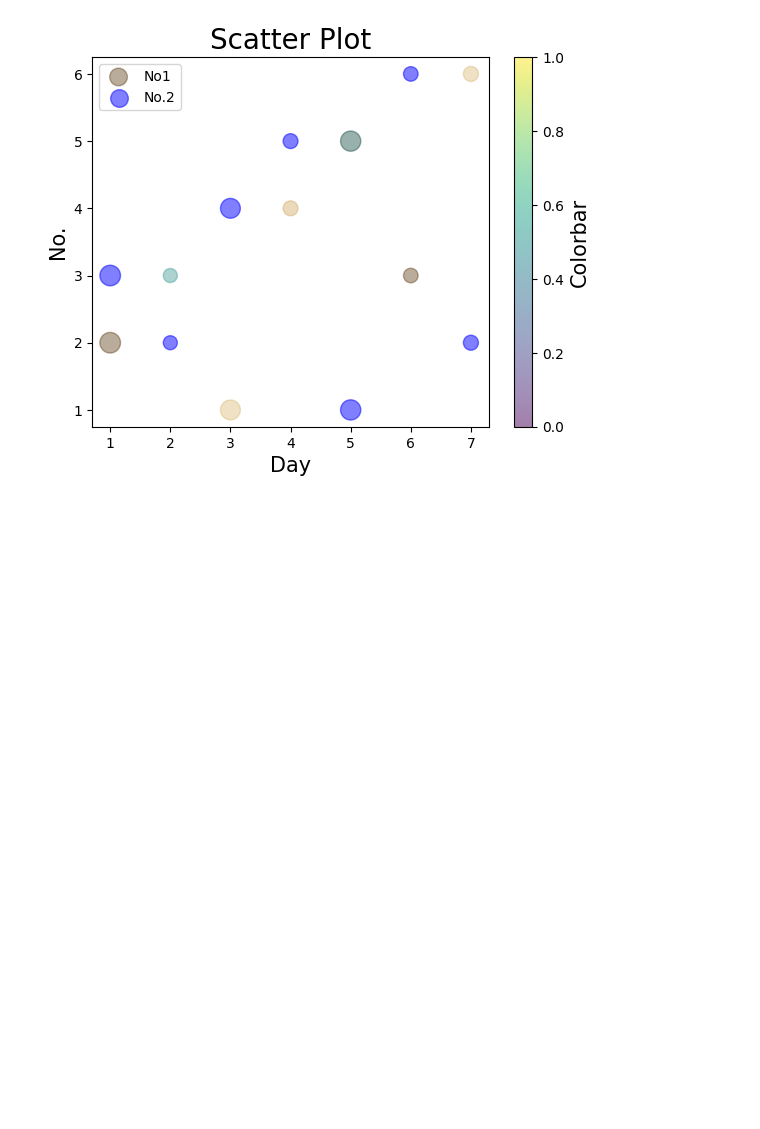
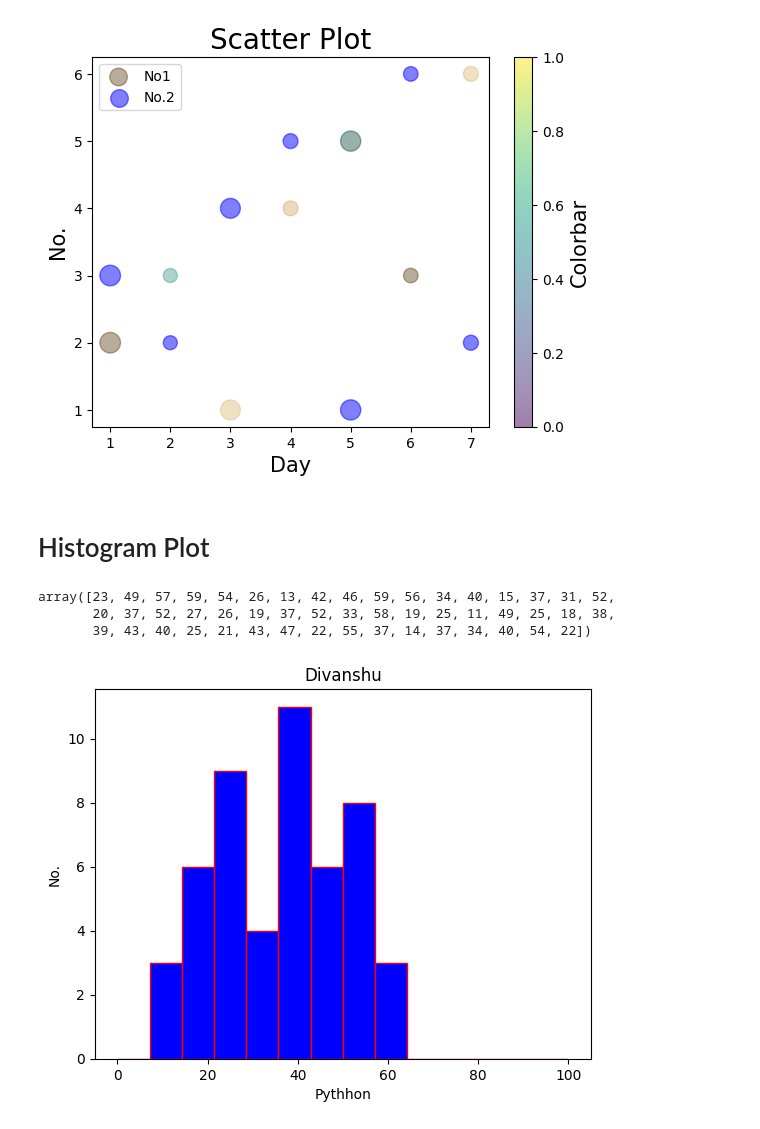
Before and after one commit to ebuillent13yadav/Matplotlib_Notes, a Jupyter notebook: Matplotlib_Turtorial.ipynb, the cells around one changed output. Drawn from its saved outputs; the diff is of its cells as text; code cells hidden in the pictures; blank space fills up the shorter version.

```diff
--- a/Matplotlib_Turtorial.ipynb
+++ b/Matplotlib_Turtorial.ipynb
@@ -97,3 +97,21 @@ plt.ylabel("No.", fontsize=15)
 plt.show()
 # %% [output]
 [figure]
+# %% [markdown]
+# Histogram Plot
+# %%
+no = np.random.randint(10,60, size=50)
+no
+# %% [output]
+array([23, 49, 57, 59, 54, 26, 13, 42, 46, 59, 56, 34, 40, 15, 37, 31, 52,
+       20, 37, 52, 27, 26, 19, 37, 52, 33, 58, 19, 25, 11, 49, 25, 18, 38,
+       39, 43, 40, 25, 21, 43, 47, 22, 55, 37, 14, 37, 34, 40, 54, 22])
+# %%
+l = [10,20,30,40,50,60]
+plt.hist(no, color="b", edgecolor="r", range=(0,100), bins="auto")
+plt.title("Divanshu")
+plt.xlabel("Pythhon")
+plt.ylabel("No.")
+plt.show()
+# %% [output]
+[figure, added]
```
Also changed, not shown: parts of 1 cell of this notebook.
